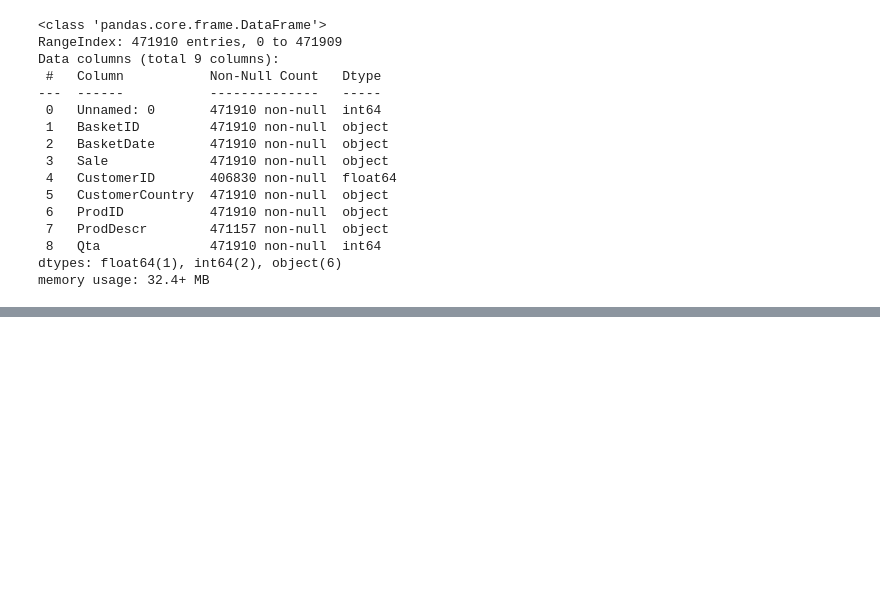
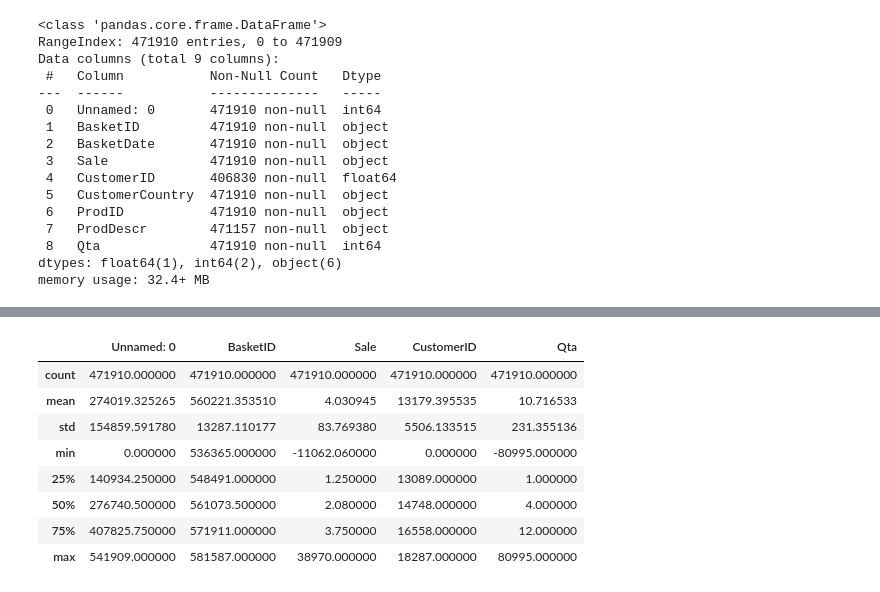
Before and after one commit to pspanji/BA--BI--DS, a Jupyter notebook: RFM_Analysis.ipynb, the cells around one changed output, grey strips where cells are left out. Cells and saved outputs as stored; diff of their text form; code cells hidden in the pictures; blank space fills up the shorter version.

```diff
--- a/RFM_Analysis.ipynb
+++ b/RFM_Analysis.ipynb
@@ -123,0 +157,12 @@ memory usage: 24.2 MB
+# %%
+df1.describe()
+# %% [output]
+|  | Unnamed: 0 | BasketID | Sale | CustomerID | Qta |
+| count | 471910.000000 | 471910.000000 | 471910.000000 | 471910.000000 | 471910.000000 |
+| mean | 274019.325265 | 560221.353510 | 4.030945 | 13179.395535 | 10.716533 |
+| std | 154859.591780 | 13287.110177 | 83.769380 | 5506.133515 | 231.355136 |
+| min | 0.000000 | 536365.000000 | -11062.060000 | 0.000000 | -80995.000000 |
+| 25% | 140934.250000 | 548491.000000 | 1.250000 | 13089.000000 | 1.000000 |
+| 50% | 276740.500000 | 561073.500000 | 2.080000 | 14748.000000 | 4.000000 |
+| 75% | 407825.750000 | 571911.000000 | 3.750000 | 16558.000000 | 12.000000 |
+| max | 541909.000000 | 581587.000000 | 38970.000000 | 18287.000000 | 80995.000000 |
```
Also changed, not shown: parts of 10 cells of this notebook.
